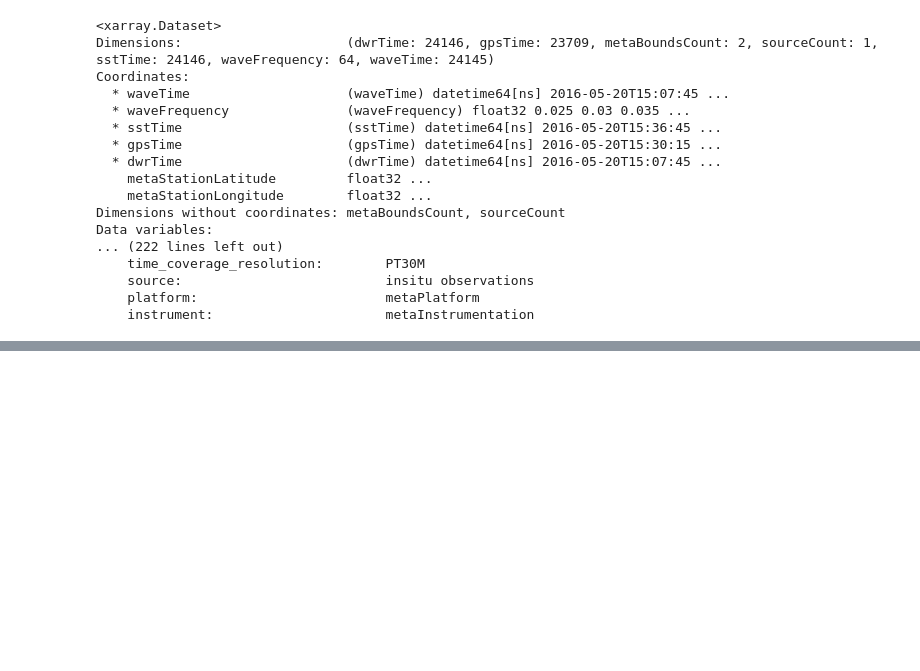
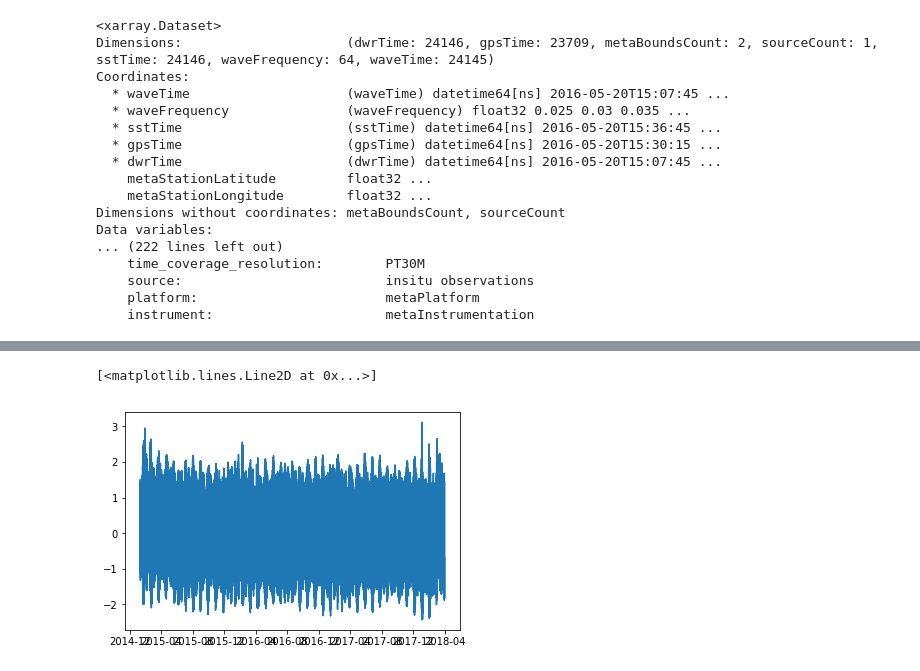
Before and after one commit to csherwood-usgs/Raster_calcs, a Jupyter notebook: CDIP221_to_nc.ipynb, the cells around one changed output, grey strips where cells are left out. Drawn from its saved outputs; the diff is of its cells as text; code cells hidden in the pictures; blank space fills up the shorter version.

```diff
--- a/CDIP221_to_nc.ipynb
+++ b/CDIP221_to_nc.ipynb
@@ -73,0 +116,5 @@ plt.plot(time,Hs)
+# %%
+plt.plot(dtime,wl)
+# %% [output]
+[<matplotlib.lines.Line2D at 0x...>]
+[figure, added]
```
Also changed, not shown: parts of 6 cells of this notebook, 2 other files.
